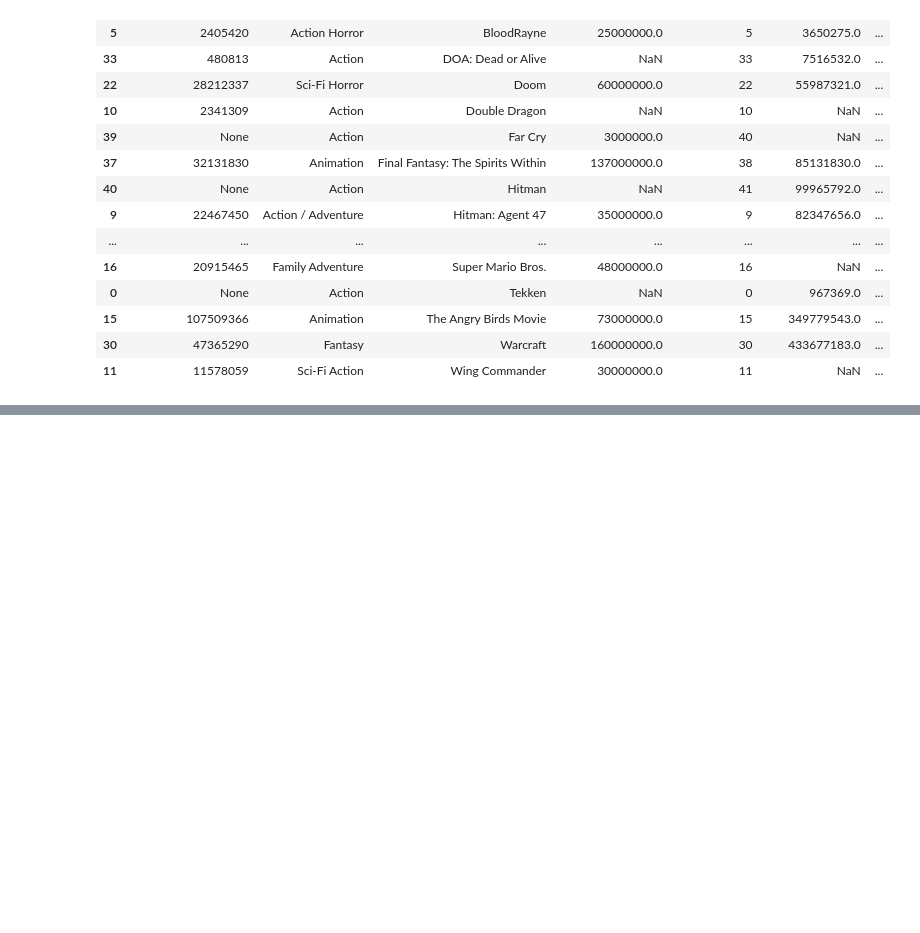
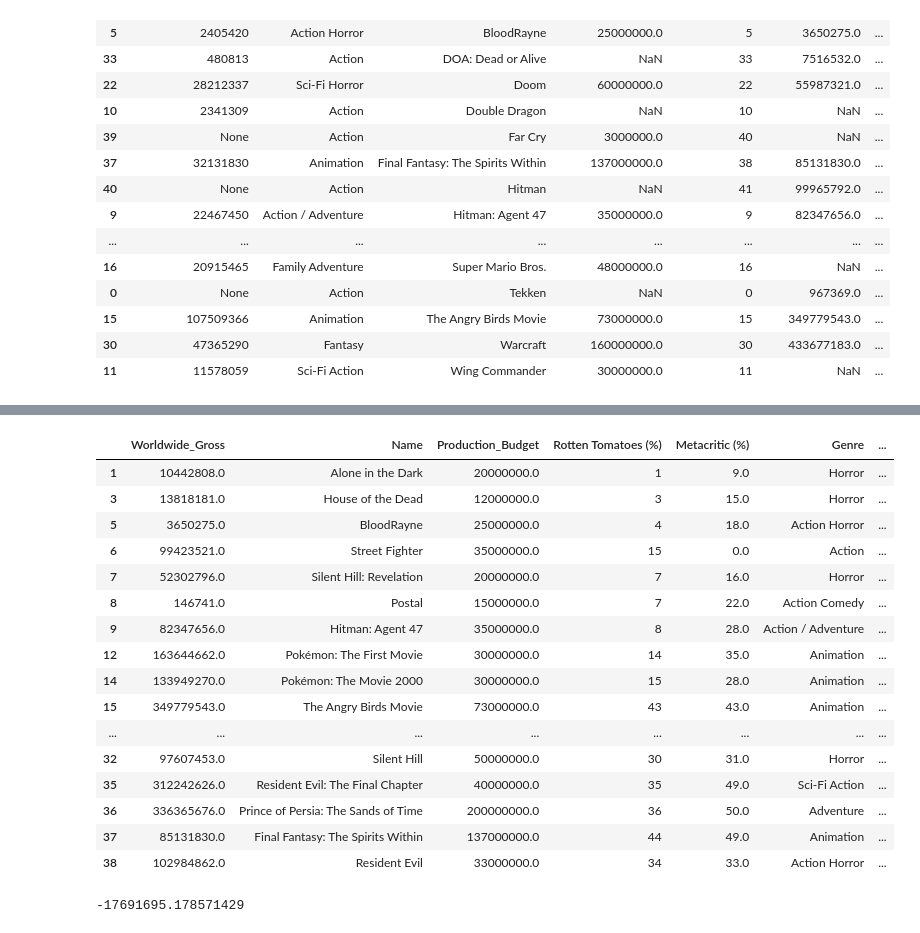
Before and after one commit to JulienAssouline/data-studios-projects, a Jupyter notebook: code/Video Games movies/Video Games Movies, the budget.ipynb, the cells around one changed output, grey strips where cells are left out. Drawn from its saved outputs; the diff is of its cells as text; code cells hidden in the pictures; blank space fills up the shorter version.

```diff
--- a/code/Video Games movies/Video Games Movies, the budget.ipynb
+++ b/code/Video Games movies/Video Games Movies, the budget.ipynb
@@ -180,0 +191,20 @@ df_video_games_budget_merged
+# %%
+video_games_budget_World
+# %% [output]
+|  | Worldwide_Gross | Name | Production_Budget | Rotten Tomatoes (%) | Metacritic (%) | Genre | ... |
+| 1 | 10442808.0 | Alone in the Dark | 20000000.0 | 1 | 9.0 | Horror | ... |
+| 3 | 13818181.0 | House of the Dead | 12000000.0 | 3 | 15.0 | Horror | ... |
+| 5 | 3650275.0 | BloodRayne | 25000000.0 | 4 | 18.0 | Action Horror | ... |
+| 6 | 99423521.0 | Street Fighter | 35000000.0 | 15 | 0.0 | Action | ... |
+| 7 | 52302796.0 | Silent Hill: Revelation | 20000000.0 | 7 | 16.0 | Horror | ... |
+| 8 | 146741.0 | Postal | 15000000.0 | 7 | 22.0 | Action Comedy | ... |
+| 9 | 82347656.0 | Hitman: Agent 47 | 35000000.0 | 8 | 28.0 | Action / Adventure | ... |
+| 12 | 163644662.0 | Pokémon: The First Movie | 30000000.0 | 14 | 35.0 | Animation | ... |
+| 14 | 133949270.0 | Pokémon: The Movie 2000 | 30000000.0 | 15 | 28.0 | Animation | ... |
+| 15 | 349779543.0 | The Angry Birds Movie | 73000000.0 | 43 | 43.0 | Animation | ... |
+| ... | ... | ... | ... | ... | ... | ... | ... |
+| 32 | 97607453.0 | Silent Hill | 50000000.0 | 30 | 31.0 | Horror | ... |
+| 35 | 312242626.0 | Resident Evil: The Final Chapter | 40000000.0 | 35 | 49.0 | Sci-Fi Action | ... |
+| 36 | 336365676.0 | Prince of Persia: The Sands of Time | 200000000.0 | 36 | 50.0 | Adventure | ... |
+| 37 | 85131830.0 | Final Fantasy: The Spirits Within | 137000000.0 | 44 | 49.0 | Animation | ... |
+| 38 | 102984862.0 | Resident Evil | 33000000.0 | 34 | 33.0 | Action Horror | ... |
@@ -180,0 +215,4 @@ df_video_games_budget_merged
+# %%
+video_games_budget_domestic["profit_loss"].mean()
+# %% [output]
+-17691695.178571429
```
Also changed, not shown: parts of 40 cells of this notebook, 26 other files.
